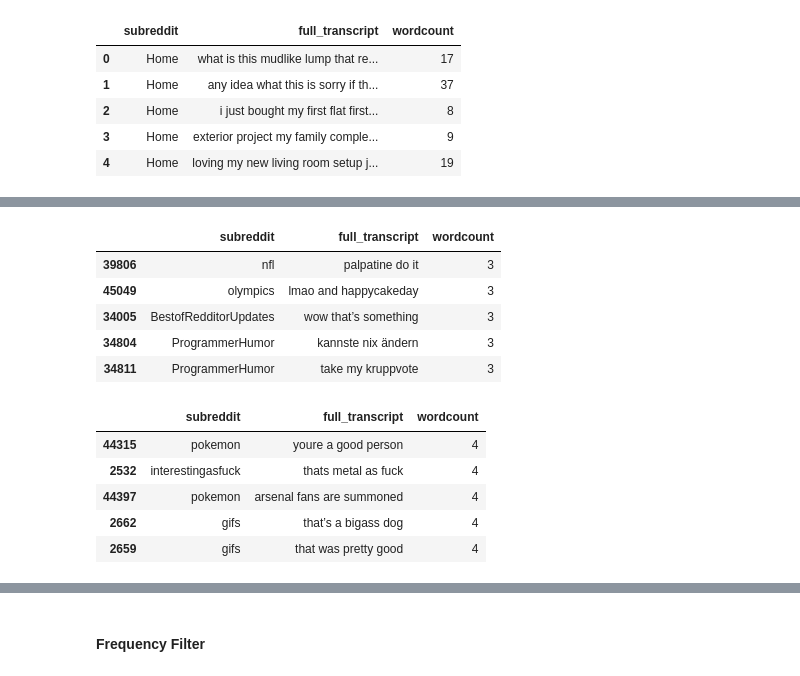
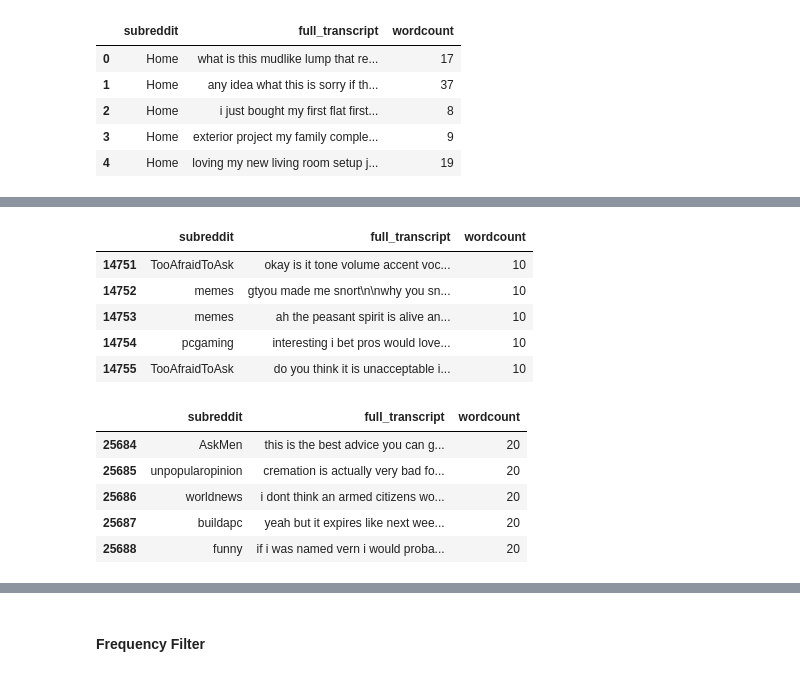
Before and after one commit to Leslieyuan988/Automatic-Classification-for-Cognitive-Engagement-in-Reddit-Discussion-Forums-using-Natural-Language, a Jupyter notebook: data_preprocessing.ipynb, the cells around one changed output, grey strips where cells are left out. Cells and saved outputs as stored; diff of their text form; code cells hidden in the pictures.

```diff
--- a/data_preprocessing.ipynb
+++ b/data_preprocessing.ipynb
@@ -138,8 +136,9 @@ cleaned_corpus.to_csv('cleaned_corpus.csv', index=False)
 # %% [markdown]
 #### Minimum word count
 # %%
-cleaned_corpus['wordcount'] = cleaned_corpus["full_transcript"].apply(lambda x: len(x.split()))
-cleaned_corpus.head()
+wc_corpus = cleaned_corpus
+wc_corpus['wordcount'] = wc_corpus["full_transcript"].apply(lambda x: len(x.split()))
+wc_corpus.head()
 # %% [output]
 |  | subreddit | full_transcript | wordcount |
 | 0 | Home | what is this mudlike lump that re... | 17 |
@@ -148,9 +147,9 @@ cleaned_corpus.head()
 | 3 | Home | exterior project my family comple... | 9 |
 | 4 | Home | loving my new living room setup j... | 19 |
 # %%
-cleaned_corpus = cleaned_corpus[cleaned_corpus.wordcount > 0]
-cleaned_corpus = cleaned_corpus.sort_values(by=['wordcount'])
-cleaned_corpus = cleaned_corpus.drop_duplicates(subset=['full_transcript'], keep=False)
-cleaned_corpus.head()
+wc_corpus = wc_corpus[wc_corpus.wordcount > 0]
+wc_corpus = wc_corpus.sort_values(by=['wordcount'])
+wc_corpus = wc_corpus.drop_duplicates(subset=['full_transcript'], keep=False).reset_index(drop=True)
+wc_corpus.head()
 # %% [output]
 |  | subreddit | full_transcript | wordcount |
@@ -161,0 +161,12 @@ cleaned_corpus.head()
+# %%
+wc_100_df = wc_corpus[wc_corpus.wordcount < 100]
+
+plt.rcParams['figure.figsize'] = [30, 15]
+sns.set_theme(style="whitegrid")
+h = sns.histplot(wc_100_df, x="wordcount", binwidth=1)
+h.axes.set_title("Number of documents with N wordcounts",fontsize=40)
+h.set_xlabel("Wordcounts",fontsize=30)
+h.set_ylabel("Number of documents",fontsize=30)
+h.tick_params(labelsize=20, axis='x')
+h.tick_params(labelsize=20, axis='y')
+plt.show()
@@ -162,4 +177,5 @@ cleaned_corpus.head()
 # %%
-cleaned_corpus[cleaned_corpus.wordcount == 2].head()
+pd.set_option('display.max_colwidth', None)
+wc_100_df[wc_100_df.wordcount == 2].head()
 # %% [output]
 |  | subreddit | full_transcript | wordcount |
@@ -171,19 +196,19 @@ cleaned_corpus[cleaned_corpus.wordcount == 2].head()
 # %%
-cleaned_corpus[cleaned_corpus.wordcount == 3].head()
+wc_100_df[wc_100_df.wordcount == 10].head()
 # %% [output]
 |  | subreddit | full_transcript | wordcount |
-| 39806 | nfl | palpatine do it | 3 |
-| 45049 | olympics | lmao and happycakeday | 3 |
-| 34005 | BestofRedditorUpdates | wow that’s something | 3 |
-| 34804 | ProgrammerHumor | kannste nix ändern | 3 |
-| 34811 | ProgrammerHumor | take my kruppvote | 3 |
+| 14751 | TooAfraidToAsk | okay is it tone volume accent voc... | 10 |
+| 14752 | memes | gtyou made me snort\n\nwhy you sn... | 10 |
+| 14753 | memes | ah the peasant spirit is alive an... | 10 |
+| 14754 | pcgaming | interesting i bet pros would love... | 10 |
+| 14755 | TooAfraidToAsk | do you think it is unacceptable i... | 10 |
 # %%
-cleaned_corpus[cleaned_corpus.wordcount == 4].head()
+wc_100_df[wc_100_df.wordcount == 20].head()
 # %% [output]
 |  | subreddit | full_transcript | wordcount |
-| 44315 | pokemon | youre a good person | 4 |
-| 2532 | interestingasfuck | thats metal as fuck | 4 |
-| 44397 | pokemon | arsenal fans are summoned | 4 |
-| 2662 | gifs | that’s a bigass dog | 4 |
-| 2659 | gifs | that was pretty good | 4 |
+| 25684 | AskMen | this is the best advice you can g... | 20 |
+| 25685 | unpopularopinion | cremation is actually very bad fo... | 20 |
+| 25686 | worldnews | i dont think an armed citizens wo... | 20 |
+| 25687 | buildapc | yeah but it expires like next wee... | 20 |
+| 25688 | funny | if i was named vern i would proba... | 20 |
 # %% [markdown]
```
Also changed, not shown: parts of 27 cells of this notebook, 1 other file.
